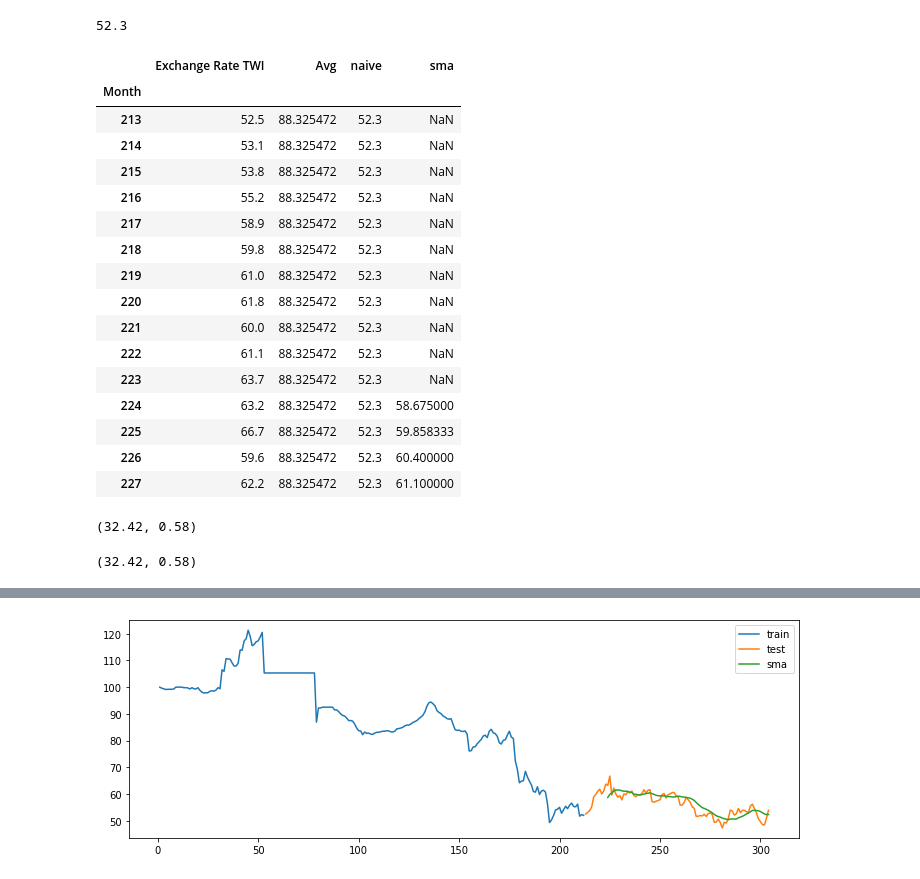
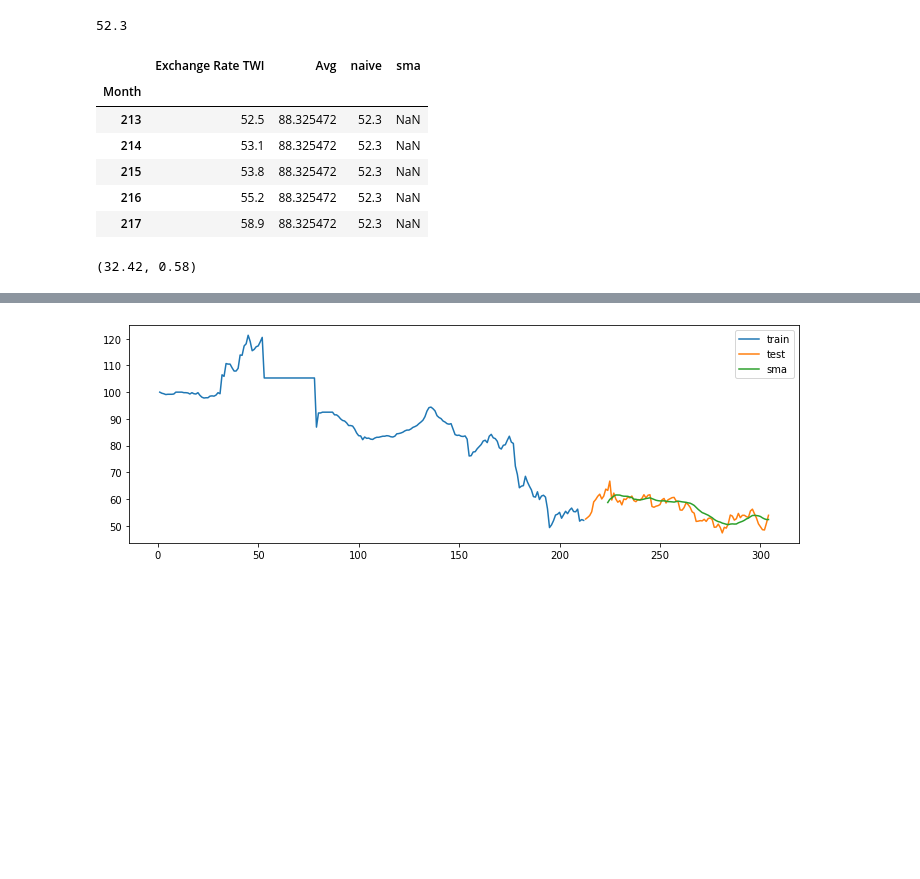
Before and after one commit to Prashik28/techeenomad_dataScience, a Jupyter notebook: Time Series/Airline Passenger .ipynb, the cells around one changed output, grey strips where cells are left out. Cells and saved outputs as stored; diff of their text form; code cells hidden in the pictures; blank space fills up the shorter version.

```diff
--- a/Time Series/Airline Passenger .ipynb
+++ b/Time Series/Airline Passenger .ipynb
@@ -240,6 +240,6 @@ data_new.plot()
 <AxesSubplot:xlabel='Month'>
 [figure]
 # %%
-train = data_new[:212]
-test = data_new[212:]
+train_1 = data_new[:212]
+test_1 = data_new[212:]
 # %%
@@ -265,27 +265,17 @@ train['Exchange Rate TWI'][212-1]
 # %% [output]
 52.3
 # %%
-test['Avg'] = train['Exchange Rate TWI'].mean()
-test['naive'] = train['Exchange Rate TWI'][212-1]
-test['sma'] = test['Exchange Rate TWI'].rolling(window=12).mean()
+test_1['Avg'] = train_1['Exchange Rate TWI'].mean()
+test_1['naive'] = train_1['Exchange Rate TWI'][212-1]
+test_1['sma'] = test_1['Exchange Rate TWI'].rolling(window=12).mean()
 # %%
-test.head(15)
+test_1.head(5)
 # %% [output]
 |  | Exchange Rate TWI | Avg | naive | sma |
 | Month |  |  |  |  |
 | 213 | 52.5 | 88.325472 | 52.3 | NaN |
 | 214 | 53.1 | 88.325472 | 52.3 | NaN |
 | 215 | 53.8 | 88.325472 | 52.3 | NaN |
 | 216 | 55.2 | 88.325472 | 52.3 | NaN |
 | 217 | 58.9 | 88.325472 | 52.3 | NaN |
-| 218 | 59.8 | 88.325472 | 52.3 | NaN |
-| 219 | 61.0 | 88.325472 | 52.3 | NaN |
-| 220 | 61.8 | 88.325472 | 52.3 | NaN |
-| 221 | 60.0 | 88.325472 | 52.3 | NaN |
-| 222 | 61.1 | 88.325472 | 52.3 | NaN |
-| 223 | 63.7 | 88.325472 | 52.3 | NaN |
-| 224 | 63.2 | 88.325472 | 52.3 | 58.675000 |
-| 225 | 66.7 | 88.325472 | 52.3 | 59.858333 |
-| 226 | 59.6 | 88.325472 | 52.3 | 60.400000 |
-| 227 | 62.2 | 88.325472 | 52.3 | 61.100000 |
 # %%
@@ -301,4 +287,0 @@ mape_n = mean_absolute_percentage_error(test['Exchange Rate TWI'], test['Avg'] )
-# %%
-rsme_n, mape_n
-# %% [output]
-(32.42, 0.58)
```
Also changed, not shown: parts of 49 cells of this notebook.
